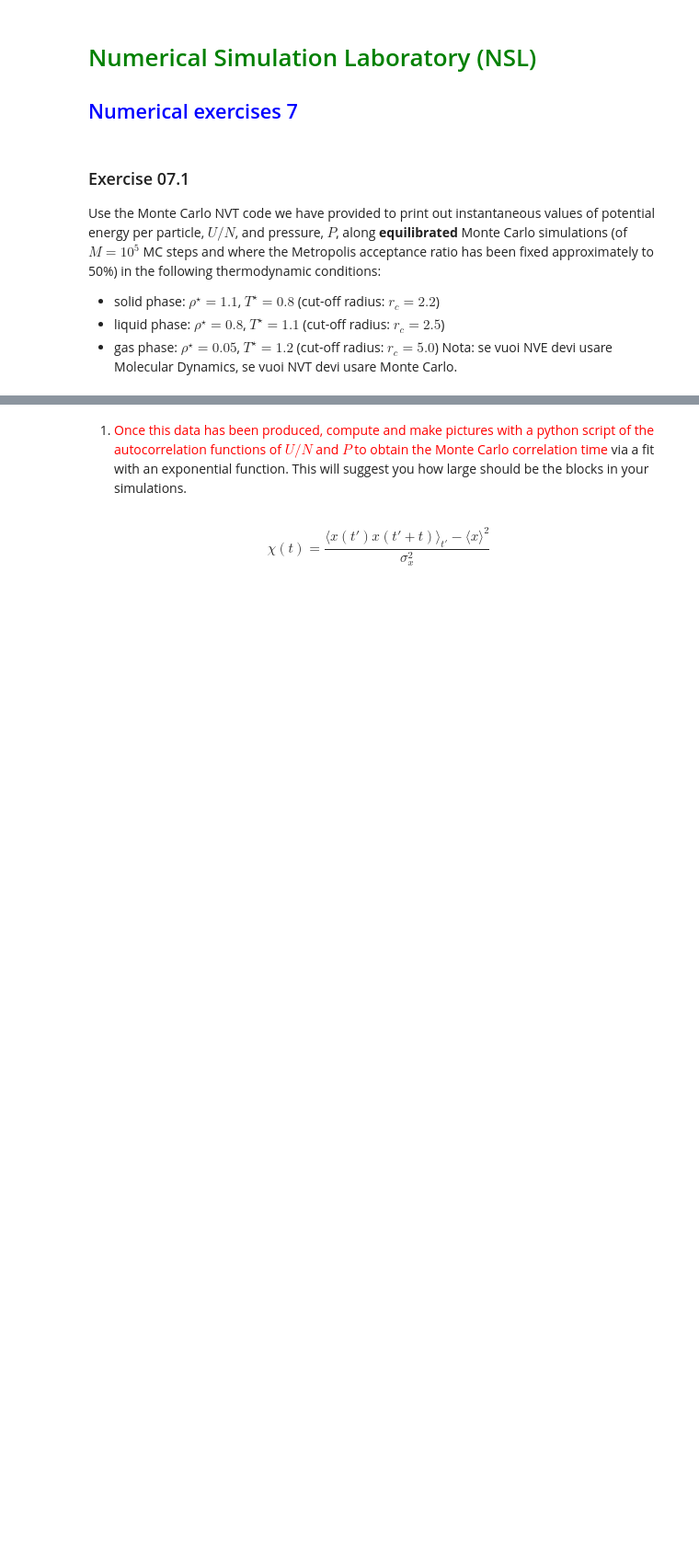
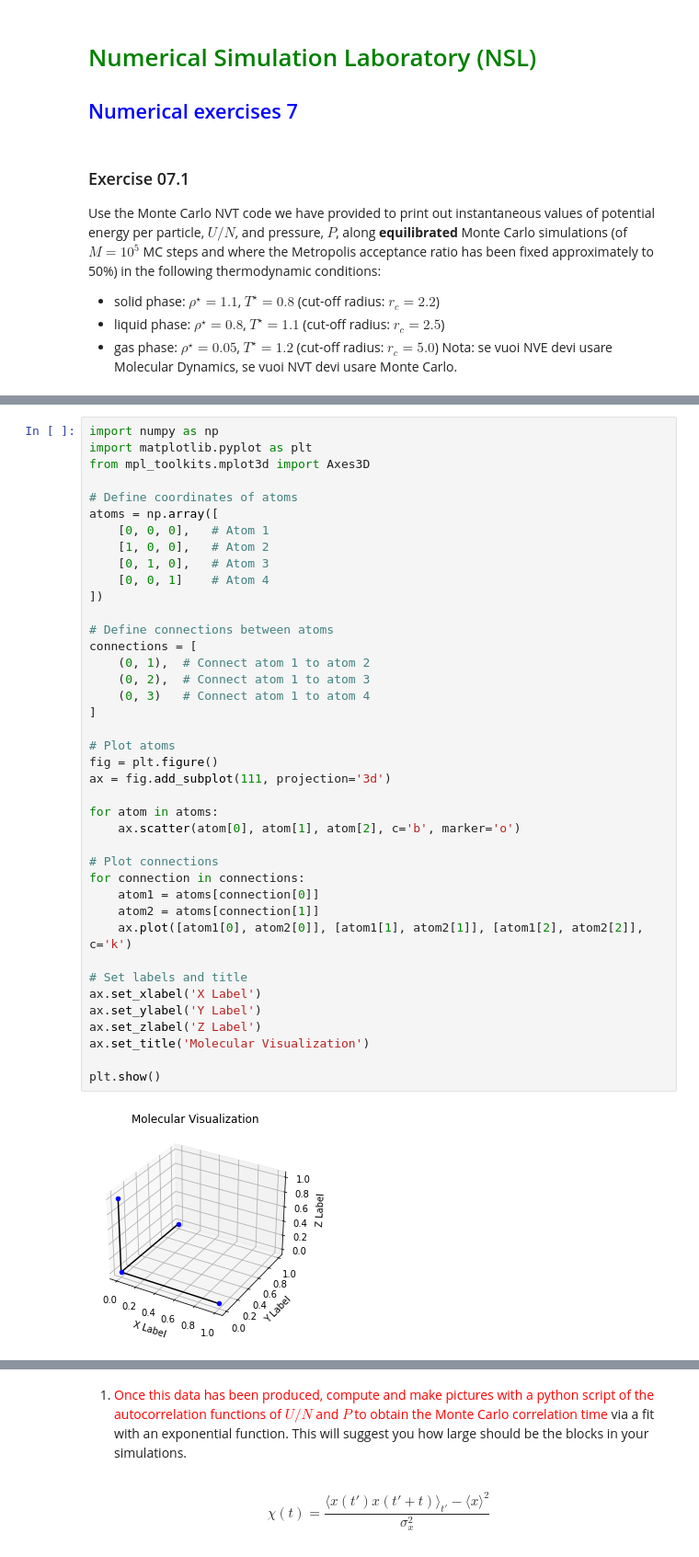
Before and after one commit to Daniele95/LSN, a Jupyter notebook: 7_MonteCarloNVT/LSN_Exercises_07.ipynb, the cells around one changed output, grey strips where cells are left out. Shown at 92% size. Cells and saved outputs as stored; diff of their text form; blank space fills up the shorter version.

```diff
--- a/7_MonteCarloNVT/LSN_Exercises_07.ipynb
+++ b/7_MonteCarloNVT/LSN_Exercises_07.ipynb
@@ -11,0 +65,42 @@ Nota: se vuoi NVE devi usare Molecular Dynamics, se vuoi NVT devi usare Monte Ca
+# %%
+import numpy as np
+import matplotlib.pyplot as plt
+from mpl_toolkits.mplot3d import Axes3D
+
+# Define coordinates of atoms
+atoms = np.array([
+    [0, 0, 0],   # Atom 1
+    [1, 0, 0],   # Atom 2
+    [0, 1, 0],   # Atom 3
+    [0, 0, 1]    # Atom 4
+])
+
+# Define connections between atoms
+connections = [
+    (0, 1),  # Connect atom 1 to atom 2
+    (0, 2),  # Connect atom 1 to atom 3
+    (0, 3)   # Connect atom 1 to atom 4
+]
+
+# Plot atoms
+fig = plt.figure()
+ax = fig.add_subplot(111, projection='3d')
+
+for atom in atoms:
+    ax.scatter(atom[0], atom[1], atom[2], c='b', marker='o')
+
+# Plot connections
+for connection in connections:
+    atom1 = atoms[connection[0]]
+    atom2 = atoms[connection[1]]
+    ax.plot([atom1[0], atom2[0]], [atom1[1], atom2[1]], [atom1[2], atom2[2]], c='k')
+
+# Set labels and title
+ax.set_xlabel('X Label')
+ax.set_ylabel('Y Label')
+ax.set_zlabel('Z Label')
+ax.set_title('Molecular Visualization')
+
+plt.show()
+# %% [output]
+[figure, added]
```
Also changed, not shown: parts of 3 cells of this notebook, 34 other files.
